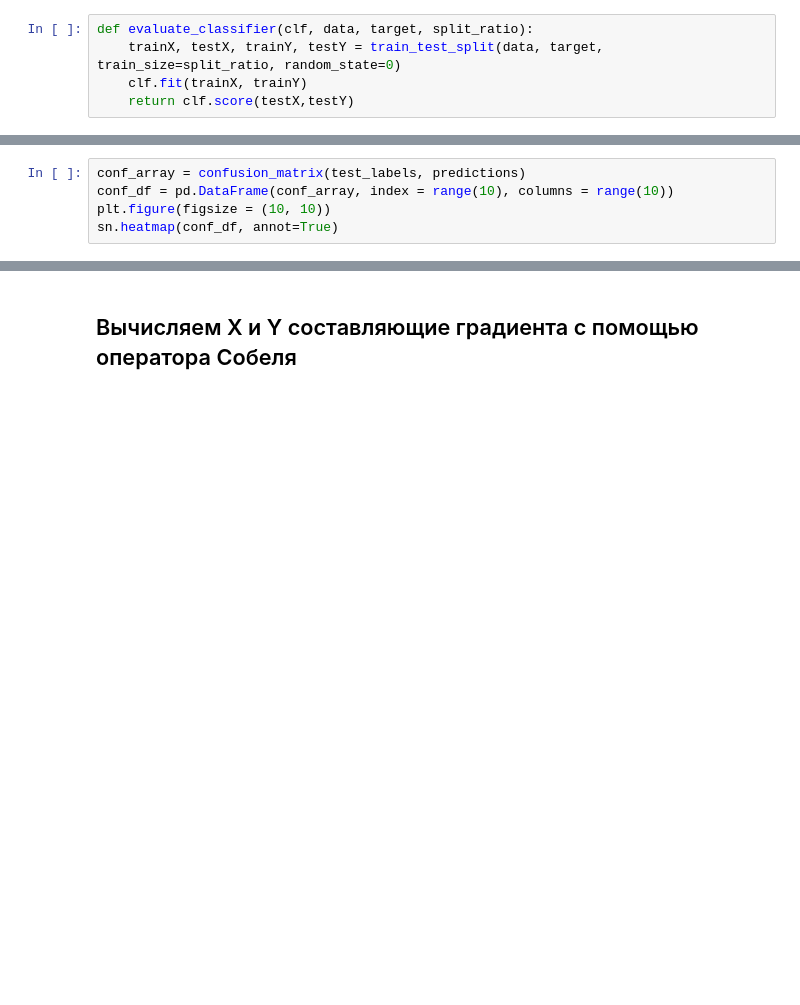
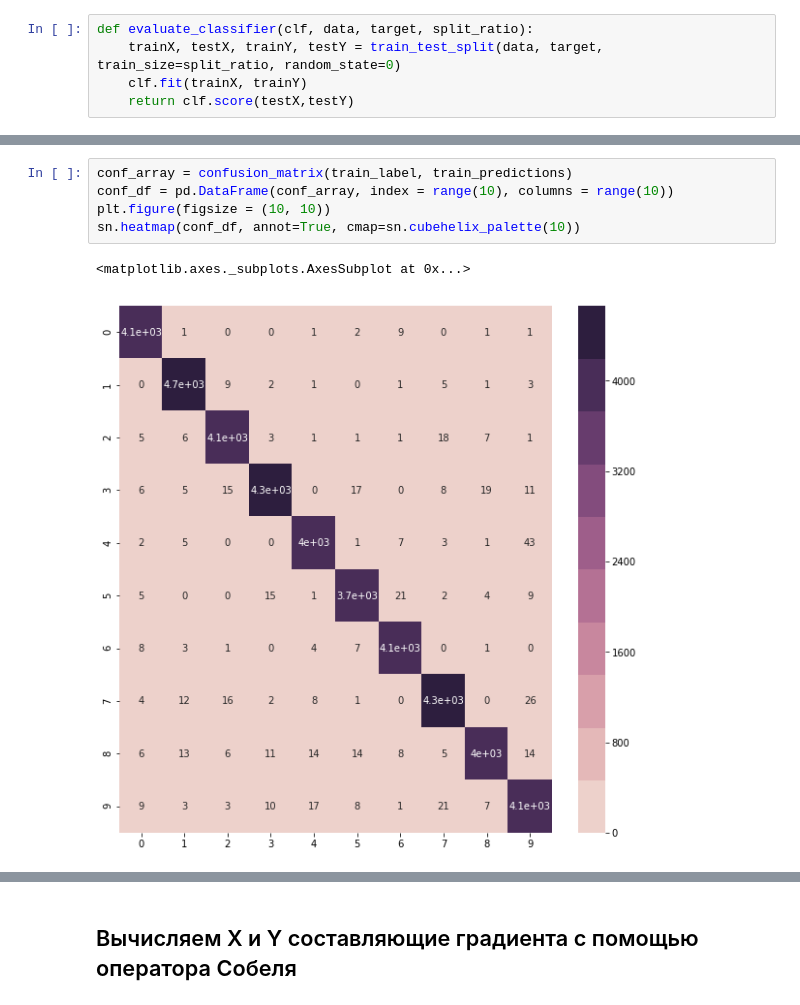
Before and after one commit to annakarpova1/ds-homeworks, a Jupyter notebook: 002-digit.ipynb, the cells around one changed output, grey strips where cells are left out. Saved outputs shown, nothing was run; the diff lists cells and outputs as text; blank space fills up the shorter version.

```diff
--- a/002-digit.ipynb
+++ b/002-digit.ipynb
@@ -105,5 +136,8 @@ grid(which="both")
 # %%
-conf_array = confusion_matrix(test_labels, predictions)
+conf_array = confusion_matrix(train_label, train_predictions)
 conf_df = pd.DataFrame(conf_array, index = range(10), columns = range(10))
 plt.figure(figsize = (10, 10))
-sn.heatmap(conf_df, annot=True)
+sn.heatmap(conf_df, annot=True, cmap=sn.cubehelix_palette(10))
+# %% [output]
+<matplotlib.axes._subplots.AxesSubplot at 0x...>
+[figure, added]
```
Also changed, not shown: parts of 43 cells of this notebook.
